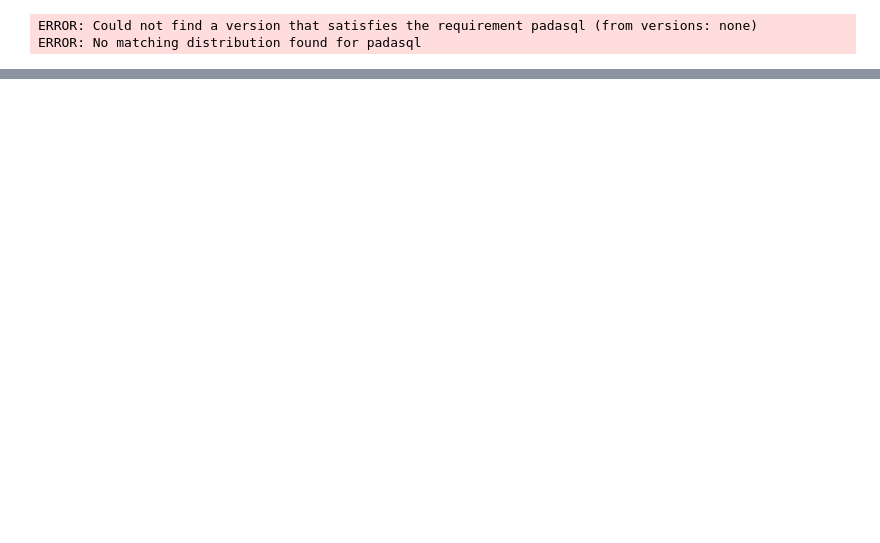
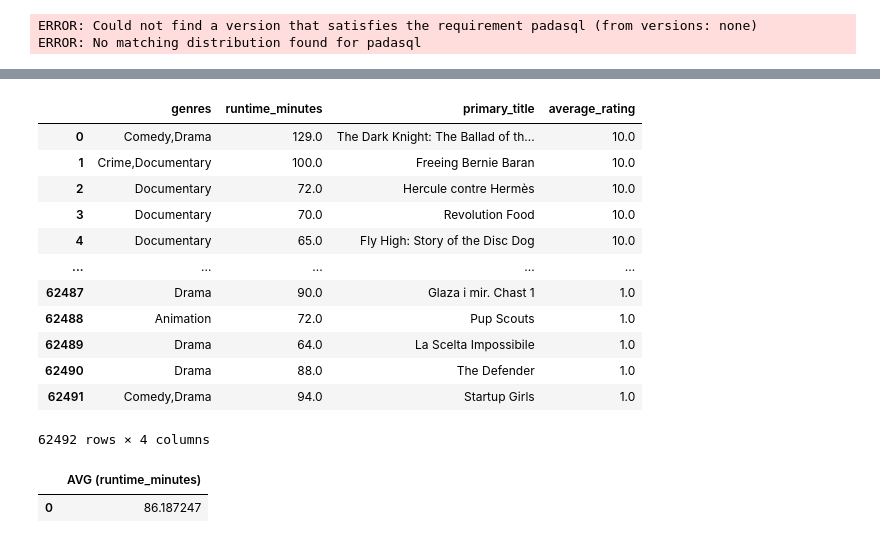
Before and after one commit to hacampbell1/teamaustin, a Jupyter notebook: computer_vision2.ipynb, the cells around one changed output, grey strips where cells are left out. Saved outputs shown, nothing was run; the diff lists cells and outputs as text; code cells hidden in the pictures; blank space fills up the shorter version.

```diff
--- a/computer_vision2.ipynb
+++ b/computer_vision2.ipynb
@@ -52,0 +195,46 @@ imdb_df
+# %%
+query = """SELECT genres, runtime_minutes, primary_title, averagerating AS average_rating
+           FROM movie_basics
+           JOIN movie_ratings
+               USING (movie_id)
+           WHERE runtime_minutes >= 60
+           ORDER BY average_rating DESC
+
+
+
+           """
+genre_rating = pd.read_sql(query, conn)
+genre_rating
+
+#runtime_minutes should be filtered to include only full length films
+#look into top genres per rating (find a way to separate/count genres)
+            #what to do with multiple genres being assigned to one movie?
+# %% [output]
+|  | genres | runtime_minutes | primary_title | average_rating |
+| 0 | Comedy,Drama | 129.0 | The Dark Knight: The Ballad of th... | 10.0 |
+| 1 | Crime,Documentary | 100.0 | Freeing Bernie Baran | 10.0 |
+| 2 | Documentary | 72.0 | Hercule contre Hermès | 10.0 |
+| 3 | Documentary | 70.0 | Revolution Food | 10.0 |
+| 4 | Documentary | 65.0 | Fly High: Story of the Disc Dog | 10.0 |
+| ... | ... | ... | ... | ... |
+| 62487 | Drama | 90.0 | Glaza i mir. Chast 1 | 1.0 |
+| 62488 | Animation | 72.0 | Pup Scouts | 1.0 |
+| 62489 | Drama | 64.0 | La Scelta Impossibile | 1.0 |
+| 62490 | Drama | 88.0 | The Defender | 1.0 |
+| 62491 | Comedy,Drama | 94.0 | Startup Girls | 1.0 |
+62492 rows × 4 columns
+# %%
+#find AVG runtime_minutes
+
+query = """SELECT AVG (runtime_minutes)
+           FROM movie_basics
+
+
+"""
+AVG = pd.read_sql(query, conn)
+AVG
+
+#avg run time around 90 mins (1.5 hrs)
+# %% [output]
+|  | AVG (runtime_minutes) |
+| 0 | 86.187247 |
```
Also changed, not shown: parts of 22 cells of this notebook.
